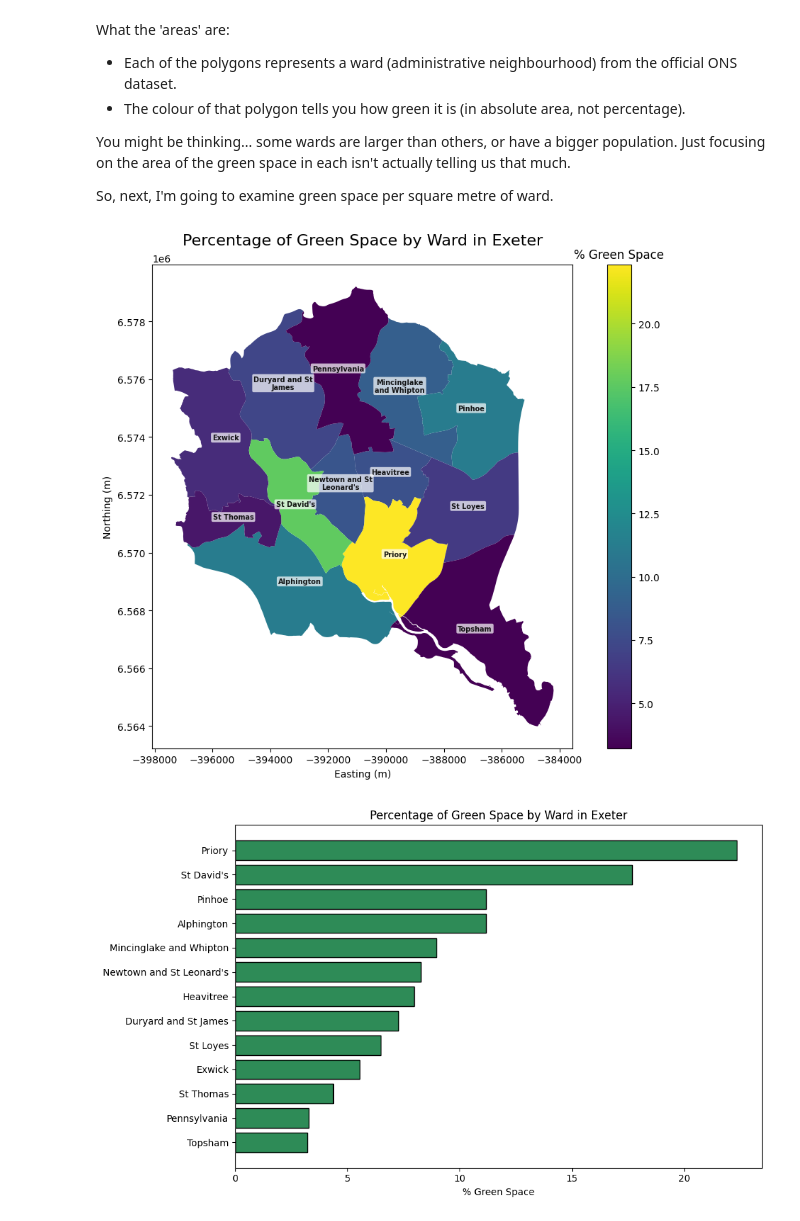
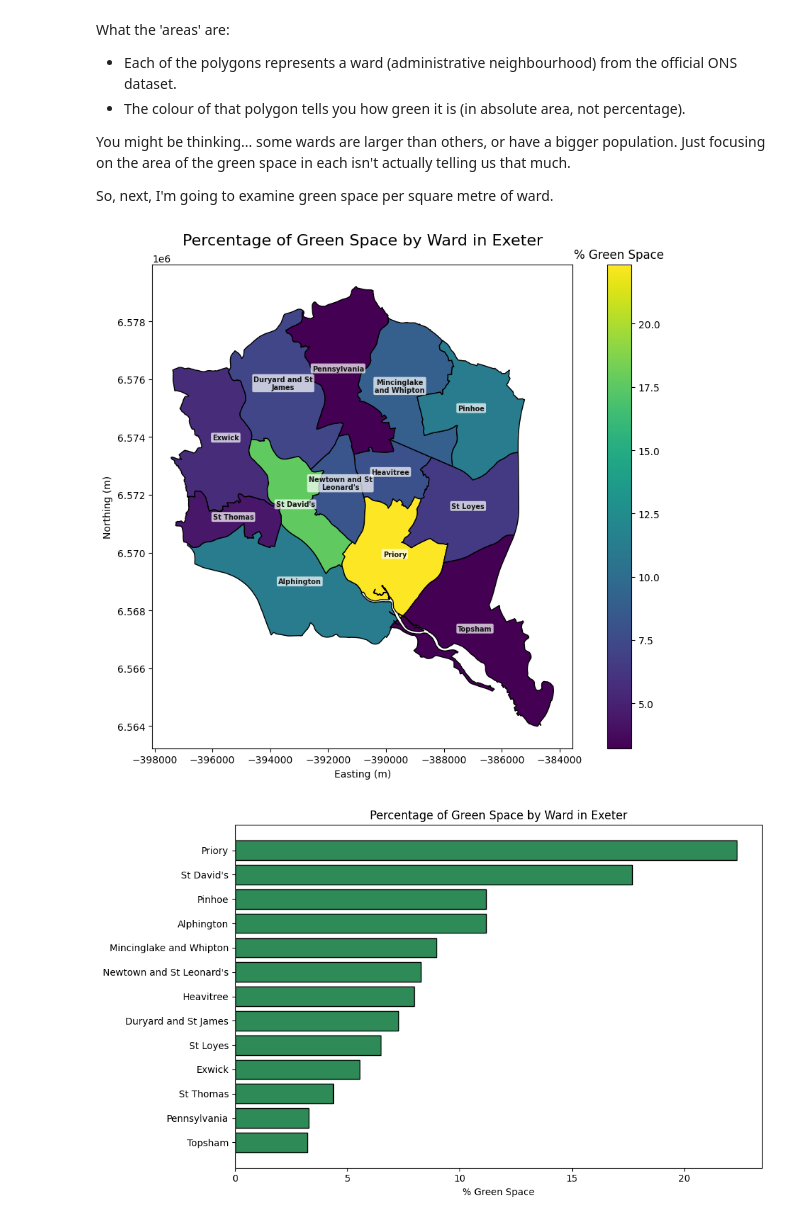
Before and after one commit to livi514/mapping-green-spaces-in-exeter, a Jupyter notebook: geopandas project.ipynb, the cells around one changed output. Cells and saved outputs as stored; diff of their text form; code cells hidden in the pictures.

```diff
--- a/geopandas project.ipynb
+++ b/geopandas project.ipynb
@@ -72,7 +75,8 @@ ax = exeter.plot(
     column="area_m2",
     cmap="viridis",
     legend=True,
-    figsize=(10, 8)
+    figsize=(10, 8),
+    edgecolor="black",
 )
 
 # add ward labels at the representative point of each polygon
@@ -130,35 +134,36 @@ ax = exeter.plot(
     column="pct_green",
     cmap="viridis",
     legend=True,
-    figsize=(10, 8)
+    figsize=(10, 8),
+    edgecolor="black",
 )
 
 # add ward labels at the representative point of each polygon
 for _, row in exeter.iterrows():
     point = row.geometry.representative_point()
     label = "\n".join(textwrap.wrap(row["WD25NM"], width=14))
     ax.annotate(
         text=label,
         xy=(point.x, point.y),
         horizontalalignment="center",
         fontsize=7,
         color="black",
         weight="bold",
         alpha=0.9,
         bbox={"facecolor": "white", "alpha": 0.7, "edgecolor": "none", "boxstyle": "round,pad=0.2"},
         zorder=5,
     )
 
 ax.set_title("Percentage of Green Space by Ward in Exeter", fontsize=16, pad=20)
 ax.set_xlabel("Easting (m)")
 ax.set_ylabel("Northing (m)")
 fig = ax.get_figure()
 fig.tight_layout()
 cax = fig.axes[-1] if len(fig.axes) > 1 else None
 if cax is not None:
     cax.set_title("% Green Space")
 # %% [output]
-[figure, old version]
+[figure, new version]
 # %%
 # A bar chart for easier comparison of percentage green space by ward
 bar_df = exeter.sort_values("pct_green", ascending=False)
```
Also changed, not shown: parts of 3 cells of this notebook.
